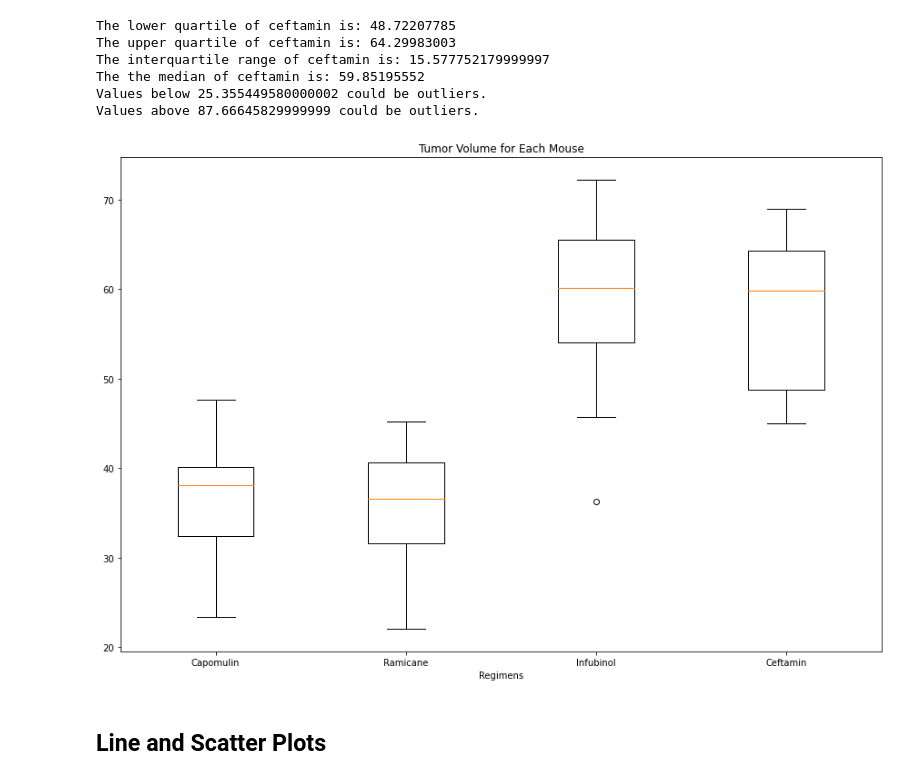
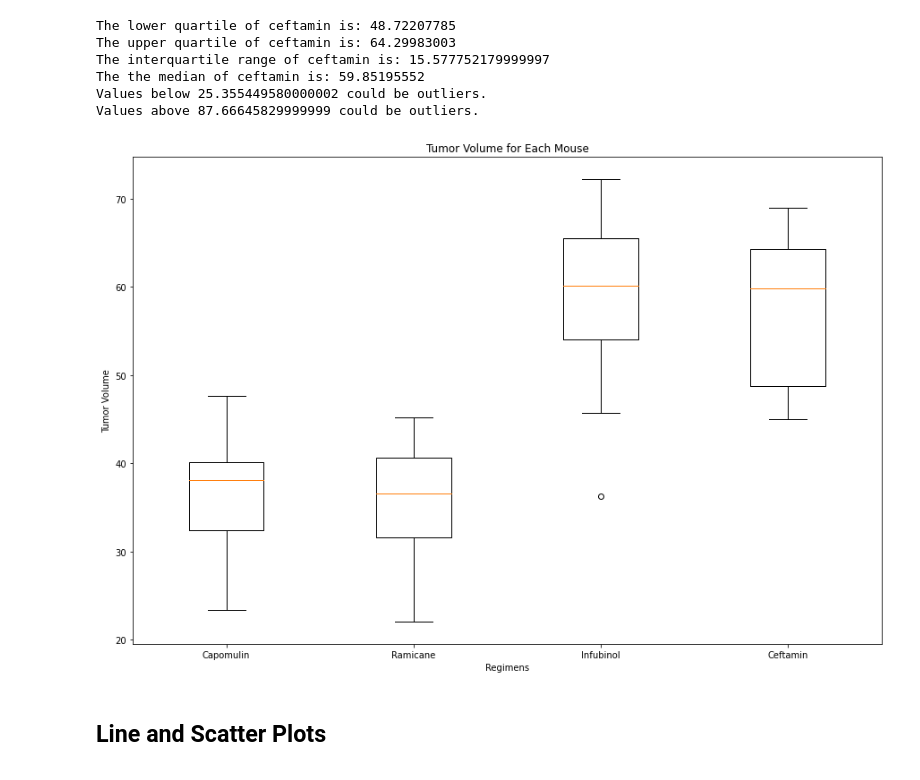
Before and after one commit to jcwells18/MatPlotLib---Challenge, a Jupyter notebook: pymaceuticals_starter.ipynb, the cells around one changed output. Drawn from its saved outputs; the diff is of its cells as text; code cells hidden in the pictures.

```diff
--- a/pymaceuticals_starter.ipynb
+++ b/pymaceuticals_starter.ipynb
@@ -341,17 +339,18 @@ Values above 87.66645829999999 could be outliers.
 # %%
 # Generate a box plot of the final tumor volume of each mouse across four regimens of interest
 tumor_data = [capomulin_tumors,ramicane_tumors,infubinol_tumors,ceftamin_tumors,]
 
 regemin_list = ['Capomulin', 'Ramicane', 'Infubinol', 'Ceftamin']
 fig1,ax1= plt.subplots(figsize=(15,10))
 
 ax1.set_title('Tumor Volume for Each Mouse')
 ax1.boxplot(tumor_data,labels=regemin_list,widths=0.4,vert=True)
 ax1.set_xlabel('Regimens')
+ax1.set_ylabel('Tumor Volume')
 
 plt.show()
 # %% [output]
-[figure, old version]
+[figure, new version]
 # %% [markdown]
 ## Line and Scatter Plots
 # %%
```
Also changed, not shown: parts of 7 cells of this notebook.
